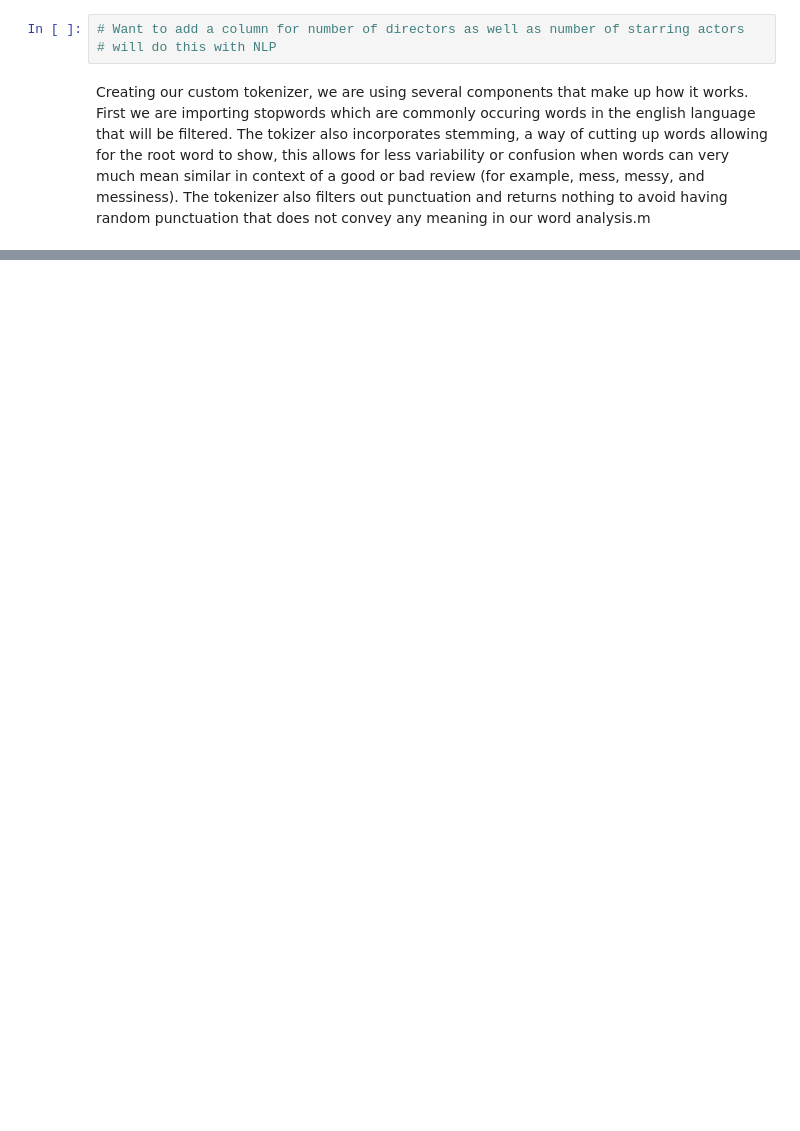
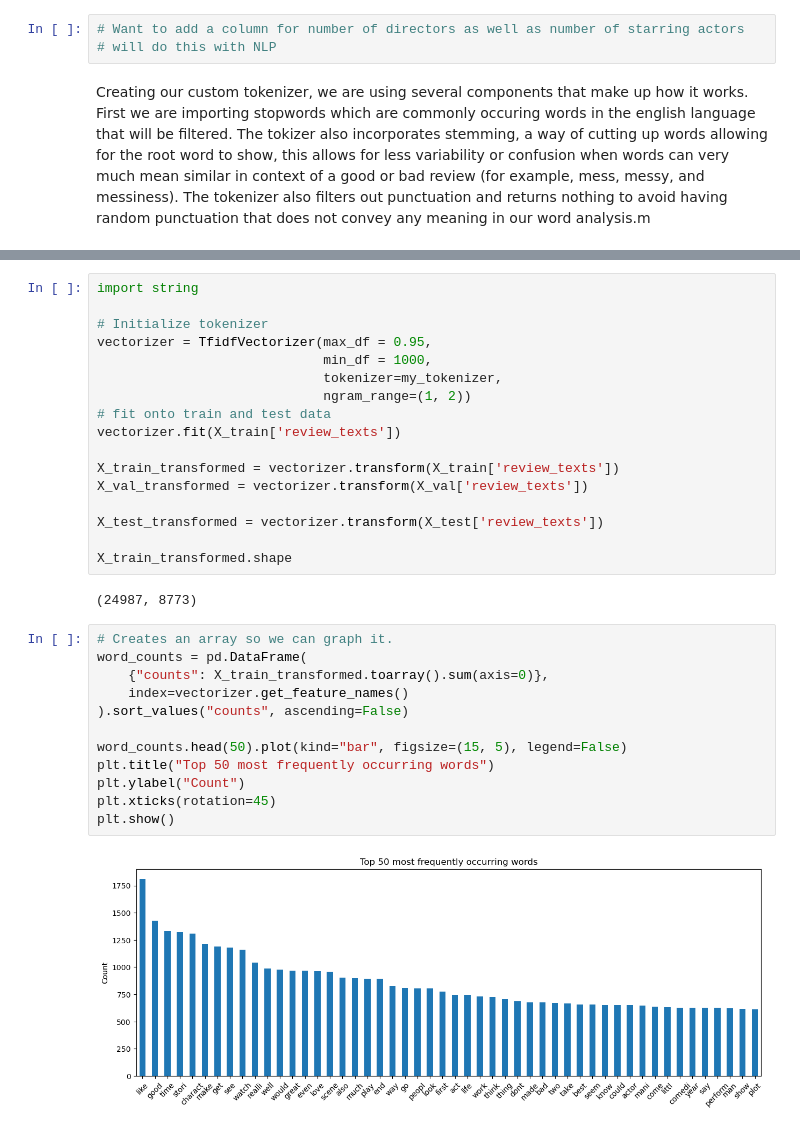
Before and after one commit to MichaelRong97/NLP-for-Improved-Movie-Rating-Predictions, a Jupyter notebook: Capstone Work File.ipynb, the cells around one changed output, grey strips where cells are left out. Drawn from its saved outputs; the diff is of its cells as text; blank space fills up the shorter version.

```diff
--- a/Capstone Work File.ipynb
+++ b/Capstone Work File.ipynb
@@ -874,0 +974,33 @@ MemoryError: Unable to allocate 323. GiB for an array with shape (1446485, 29978
+# %%
+import string
+
+# Initialize tokenizer
+vectorizer = TfidfVectorizer(max_df = 0.95,
+                             min_df = 1000,
+                             tokenizer=my_tokenizer,
+                             ngram_range=(1, 2))
+# fit onto train and test data
+vectorizer.fit(X_train['review_texts'])
+
+X_train_transformed = vectorizer.transform(X_train['review_texts'])
+X_val_transformed = vectorizer.transform(X_val['review_texts'])
+
+X_test_transformed = vectorizer.transform(X_test['review_texts'])
+
+X_train_transformed.shape
+# %% [output]
+(24987, 8773)
+# %%
+# Creates an array so we can graph it.
+word_counts = pd.DataFrame(
+    {"counts": X_train_transformed.toarray().sum(axis=0)},
+    index=vectorizer.get_feature_names()
+).sort_values("counts", ascending=False)
+
+word_counts.head(50).plot(kind="bar", figsize=(15, 5), legend=False)
+plt.title("Top 50 most frequently occurring words")
+plt.ylabel("Count")
+plt.xticks(rotation=45)
+plt.show()
+# %% [output]
+[figure, added]
```
Also changed, not shown: parts of 39 cells of this notebook.
